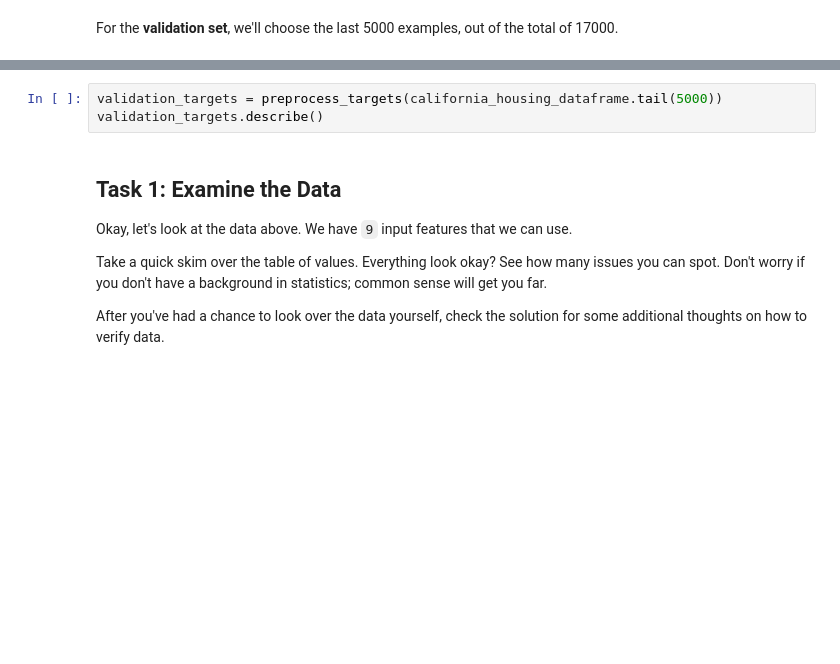
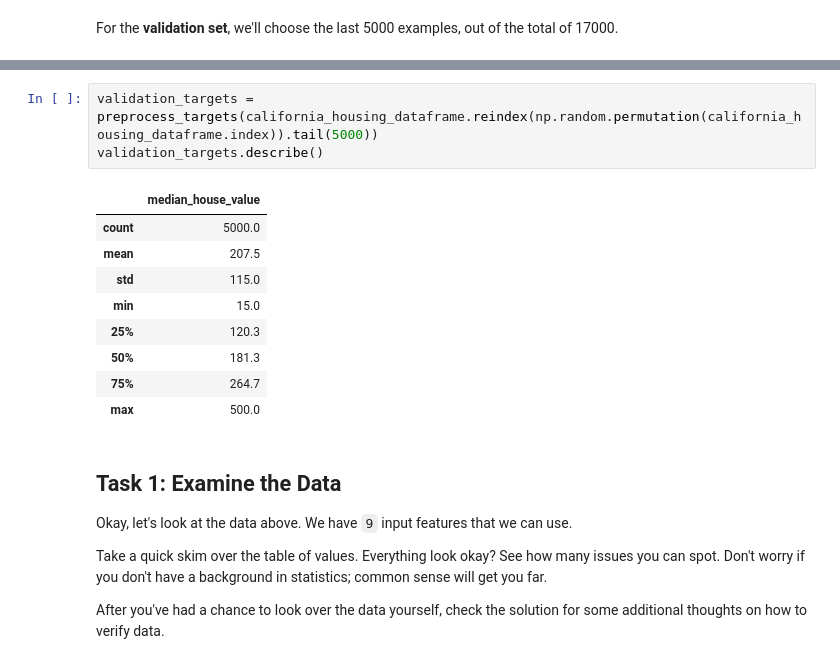
Before and after one commit to Chencx901/google_ml_course, a Jupyter notebook: validation.ipynb, the cells around one changed output, grey strips where cells are left out. Saved outputs shown, nothing was run; the diff lists cells and outputs as text; blank space fills up the shorter version.

```diff
--- a/validation.ipynb
+++ b/validation.ipynb
@@ -105,6 +135,16 @@ validation_examples.describe()
 # %%
-validation_targets = preprocess_targets(california_housing_dataframe.tail(5000))
+validation_targets = preprocess_targets(california_housing_dataframe.reindex(np.random.permutation(california_housing_dataframe.index)).tail(5000))
 validation_targets.describe()
+# %% [output]
+|  | median_house_value |
+| count | 5000.0 |
+| mean | 207.5 |
+| std | 115.0 |
+| min | 15.0 |
+| 25% | 120.3 |
+| 50% | 181.3 |
+| 75% | 264.7 |
+| max | 500.0 |
 # %% [markdown]
 ## Task 1: Examine the Data
 Okay, let's look at the data above. We have `9` input features that we can use.
```
Also changed, not shown: parts of 6 cells of this notebook.
